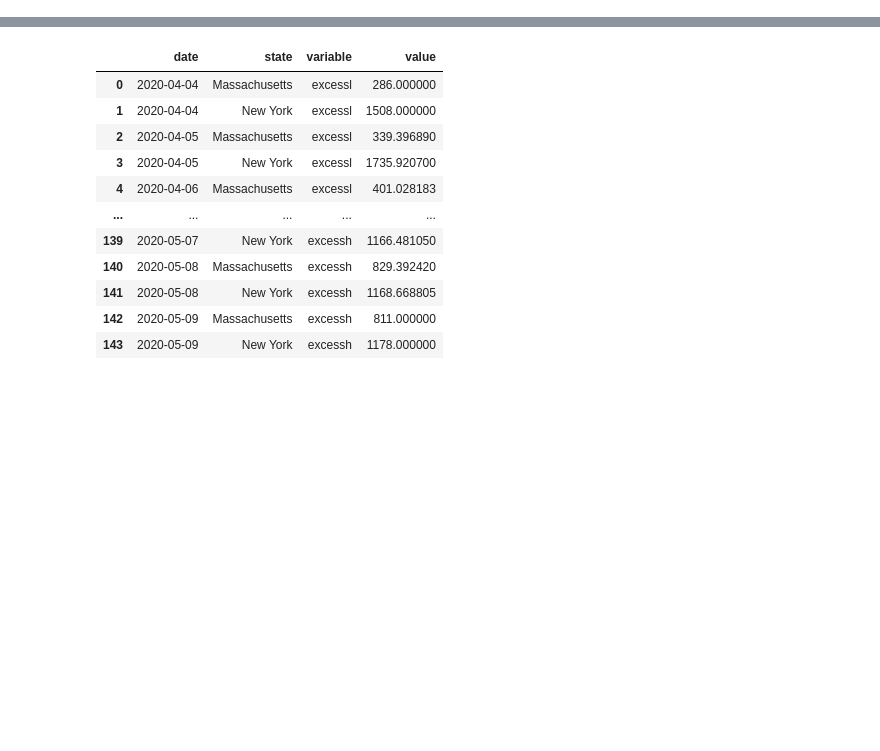
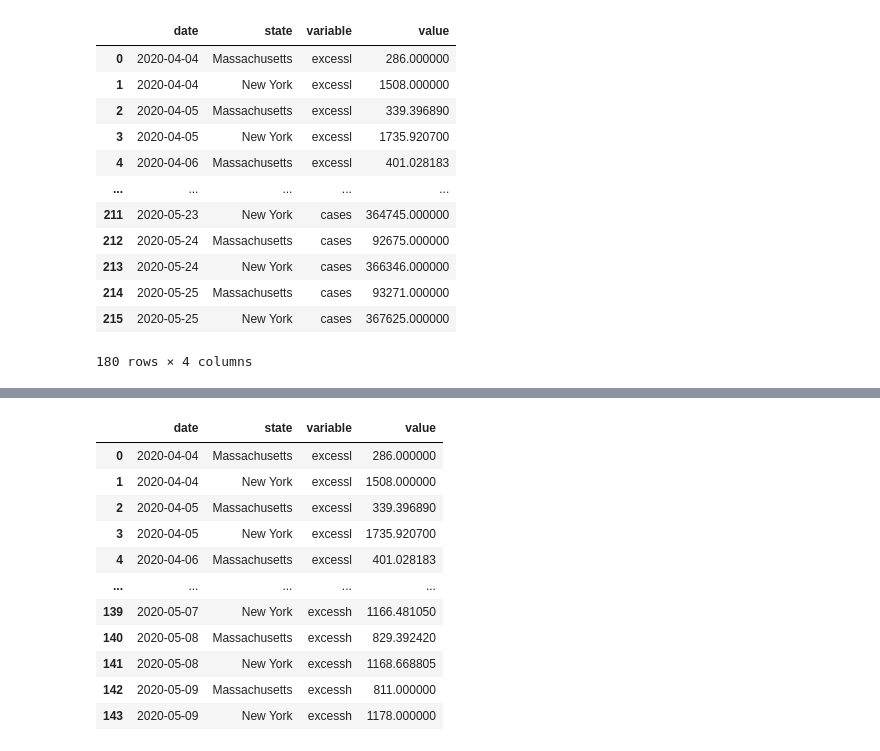
Before and after one commit to pitosalas/covid-old, a Jupyter notebook: covid/play1.ipynb, the cells around one changed output, grey strips where cells are left out. Cells and saved outputs as stored; diff of their text form; code cells hidden in the pictures; blank space fills up the shorter version.

```diff
--- a/covid/play1.ipynb
+++ b/covid/play1.ipynb
@@ -9,5 +9,21 @@ variables = ["deaths", "cases"]
 states = ["Massachusetts", "New York"]
 df = data.read_data(startdate, states, variables)
+# %%
+df
+# %% [output]
+|  | date | state | variable | value |
+| 0 | 2020-04-04 | Massachusetts | excessl | 286.000000 |
+| 1 | 2020-04-04 | New York | excessl | 1508.000000 |
+| 2 | 2020-04-05 | Massachusetts | excessl | 339.396890 |
+| 3 | 2020-04-05 | New York | excessl | 1735.920700 |
+| 4 | 2020-04-06 | Massachusetts | excessl | 401.028183 |
+| ... | ... | ... | ... | ... |
+| 211 | 2020-05-23 | New York | cases | 364745.000000 |
+| 212 | 2020-05-24 | Massachusetts | cases | 92675.000000 |
+| 213 | 2020-05-24 | New York | cases | 366346.000000 |
+| 214 | 2020-05-25 | Massachusetts | cases | 93271.000000 |
+| 215 | 2020-05-25 | New York | cases | 367625.000000 |
+180 rows × 4 columns
 # %%
 plt.style.use('seaborn-darkgrid')
 sns.set()
```
Also changed, not shown: parts of 3 cells of this notebook, 11 other files.
